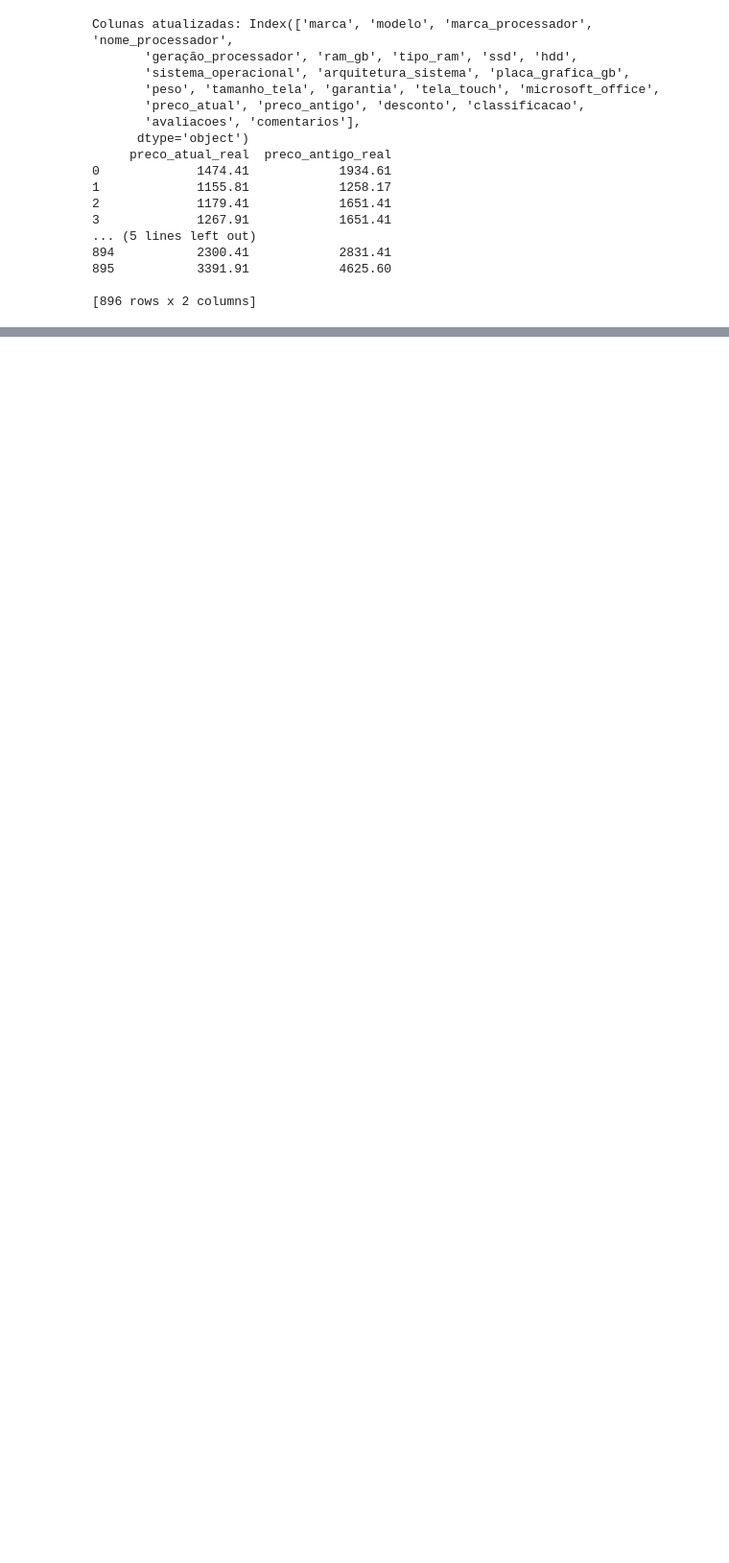
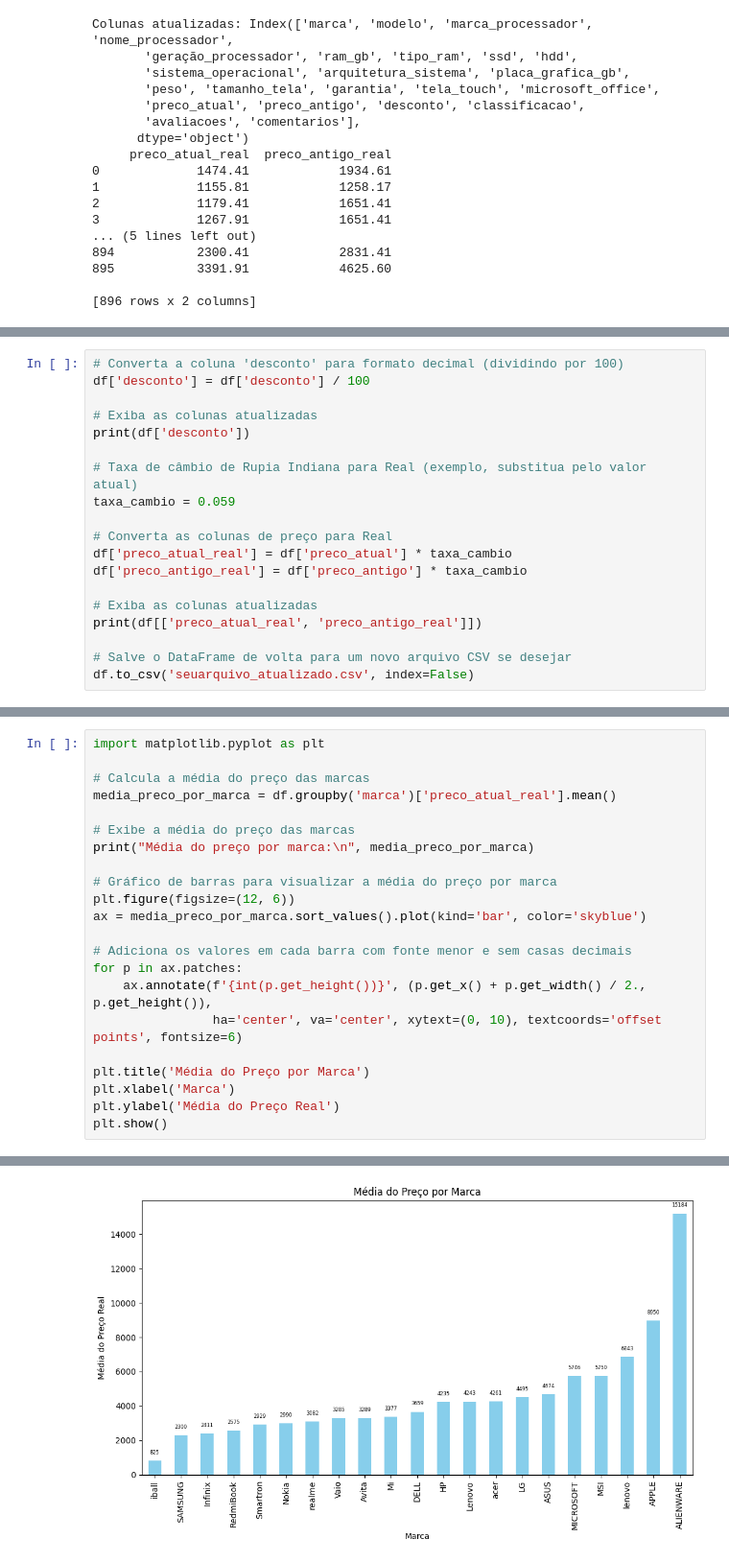
Before and after one commit to NatashaB-randao/Notebook-sales-analysis, a Jupyter notebook: dataImport.ipynb, the cells around one changed output, grey strips where cells are left out. Shown at 96% size. Drawn from its saved outputs; the diff is of its cells as text; blank space fills up the shorter version.

Commit message:
Média de Preço das Marcas

```diff
--- a/dataImport.ipynb
+++ b/dataImport.ipynb
@@ -89,0 +90,19 @@ Colunas atualizadas: Index(['marca', 'modelo', 'marca_processador', 'nome_proces
+# %%
+# Converta a coluna 'desconto' para formato decimal (dividindo por 100)
+df['desconto'] = df['desconto'] / 100
+
+# Exiba as colunas atualizadas
+print(df['desconto'])
+
+# Taxa de câmbio de Rupia Indiana para Real (exemplo, substitua pelo valor atual)
+taxa_cambio = 0.059
+
+# Converta as colunas de preço para Real
+df['preco_atual_real'] = df['preco_atual'] * taxa_cambio
+df['preco_antigo_real'] = df['preco_antigo'] * taxa_cambio
+
+# Exiba as colunas atualizadas
+print(df[['preco_atual_real', 'preco_antigo_real']])
+
+# Salve o DataFrame de volta para um novo arquivo CSV se desejar
+df.to_csv('seuarquivo_atualizado.csv', index=False)
@@ -89,0 +129,23 @@ Colunas atualizadas: Index(['marca', 'modelo', 'marca_processador', 'nome_proces
+# %%
+import matplotlib.pyplot as plt
+
+# Calcula a média do preço das marcas
+media_preco_por_marca = df.groupby('marca')['preco_atual_real'].mean()
+
+# Exibe a média do preço das marcas
+print("Média do preço por marca:\n", media_preco_por_marca)
+
+# Gráfico de barras para visualizar a média do preço por marca
+plt.figure(figsize=(12, 6))
+ax = media_preco_por_marca.sort_values().plot(kind='bar', color='skyblue')
+
+# Adiciona os valores em cada barra com fonte menor e sem casas decimais
+for p in ax.patches:
+    ax.annotate(f'{int(p.get_height())}', (p.get_x() + p.get_width() / 2., p.get_height()),
+                ha='center', va='center', xytext=(0, 10), textcoords='offset points', fontsize=6)
+
+plt.title('Média do Preço por Marca')
+plt.xlabel('Marca')
+plt.ylabel('Média do Preço Real')
+plt.show()
+# %% [output]
@@ -90,3 +169,4 @@ Colunas atualizadas: Index(['marca', 'modelo', 'marca_processador', 'nome_proces
+[figure, added]
 # %%
 # SQLAlchemy: Biblioteca em Python para trabalhar com bancos de dados relacionais, oferecendo uma camada de abstração sobre diferentes DBMS (Data Base Management System)
 
```
Also changed, not shown: parts of 6 cells of this notebook.
